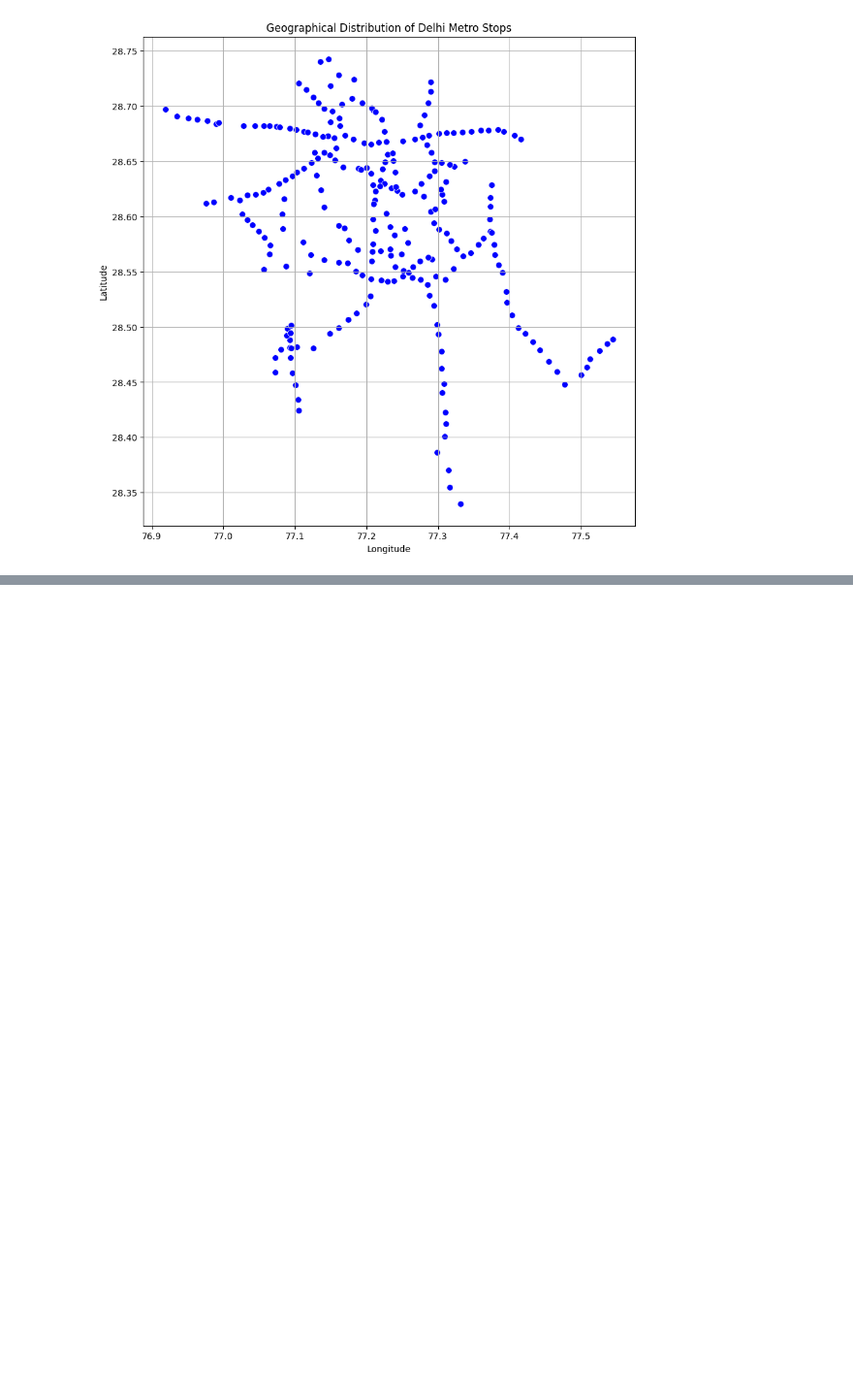
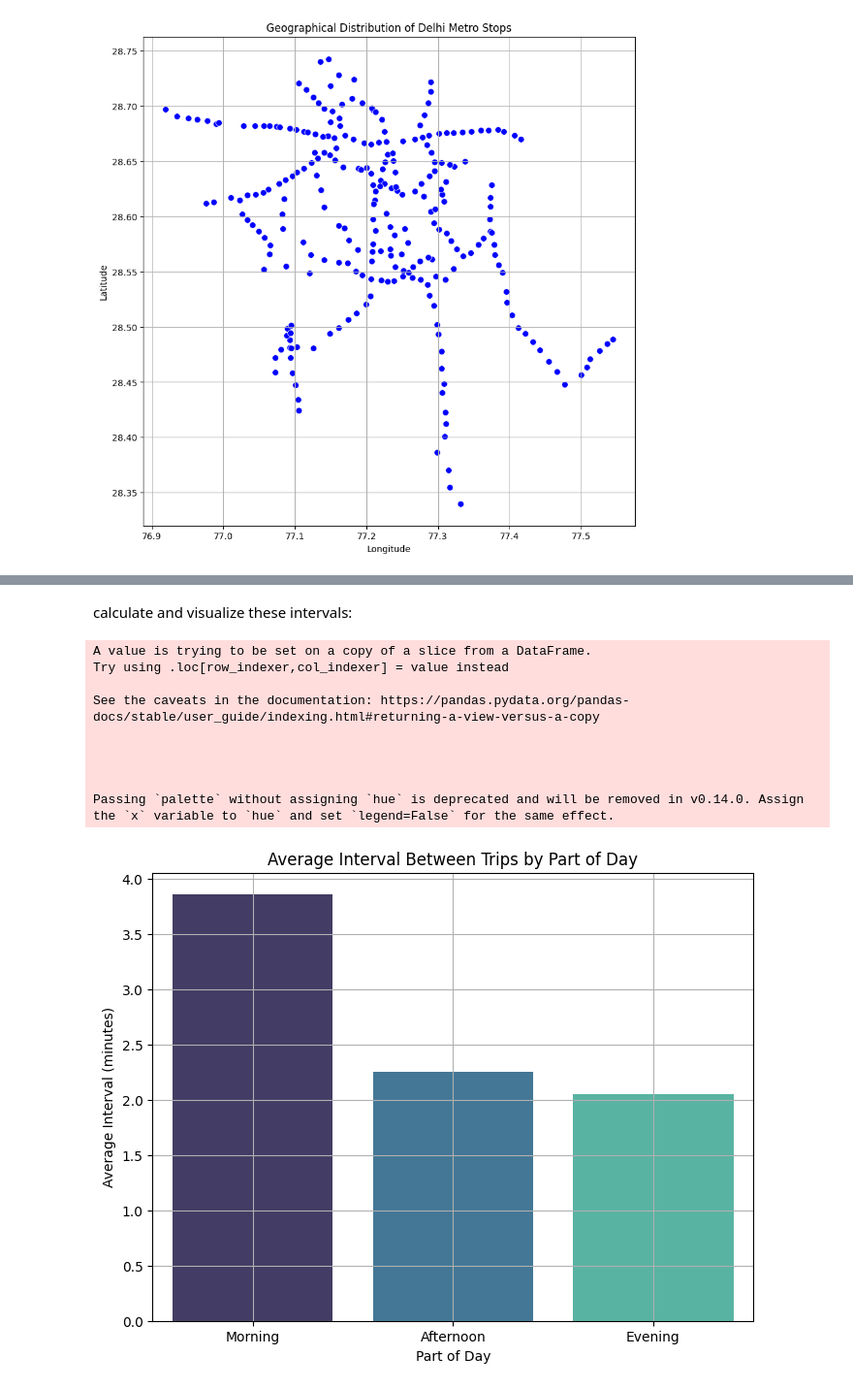
Before and after one commit to Saravanan-20G/Data-Analysis-Projects, a Jupyter notebook: Metro Operations Optimization/Metro Operations Optimization.ipynb, the cells around one changed output, grey strips where cells are left out. Shown: that part at 97% size. Cells and saved outputs as stored; diff of their text form; code cells hidden in the pictures; blank space fills up the shorter version.

```diff
--- a/Metro Operations Optimization/Metro Operations Optimization.ipynb
+++ b/Metro Operations Optimization/Metro Operations Optimization.ipynb
@@ -149,0 +182,64 @@ plt.show()
+# %% [markdown]
+calculate and visualize these intervals:
+# %%
+# converting stop_times 'arrival_time' from string to datetime.time for easier manipulation
+import datetime as dt
+
+# function to convert time string to datetime.time
+def convert_to_time(time_str):
+    try:
+        return dt.datetime.strptime(time_str, '%H:%M:%S').time()
+    except ValueError:
+        # Handle cases where the hour might be greater than 23 (e.g., 24:00:00 or 25:00:00)
+        hour, minute, second = map(int, time_str.split(':'))
+        return dt.time(hour % 24, minute, second)
+
+stop_time['arrival_time_dt'] = stop_time['arrival_time'].apply(convert_to_time)
+
+# calculate the difference in arrival times for subsequent trips at each stop
+stop_times_sorted = stop_time.sort_values(by=['stop_id', 'arrival_time_dt'])
+stop_times_sorted['next_arrival_time'] = stop_times_sorted.groupby('stop_id')['arrival_time_dt'].shift(-1)
+
+# function to calculate the difference in minutes between two times
+def time_difference(time1, time2):
+    if pd.isna(time1) or pd.isna(time2):
+        return None
+    full_date_time1 = dt.datetime.combine(dt.date.today(), time1)
+    full_date_time2 = dt.datetime.combine(dt.date.today(), time2)
+    return (full_date_time2 - full_date_time1).seconds / 60
+
+stop_times_sorted['interval_minutes'] = stop_times_sorted.apply(lambda row: time_difference(row['arrival_time_dt'], row['next_arrival_time']), axis=1)
+
+# drop NaN values from intervals (last trip of the day)
+stop_times_intervals = stop_times_sorted.dropna(subset=['interval_minutes'])
+
+# average intervals by time of day (morning, afternoon, evening)
+def part_of_day(time):
+    if time < dt.time(12, 0):
+        return 'Morning'
+    elif time < dt.time(17, 0):
+        return 'Afternoon'
+    else:
+        return 'Evening'
+
+stop_times_intervals['part_of_day'] = stop_times_intervals['arrival_time_dt'].apply(part_of_day)
+average_intervals = stop_times_intervals.groupby('part_of_day')['interval_minutes'].mean().reset_index()
+
+plt.figure(figsize=(8, 6))
+sns.barplot(x='part_of_day', y='interval_minutes', data=average_intervals, order=['Morning', 'Afternoon', 'Evening'], palette='mako')
+plt.title('Average Interval Between Trips by Part of Day')
+plt.xlabel('Part of Day')
+plt.ylabel('Average Interval (minutes)')
+plt.grid(True)
+plt.show()
+# %% [output]
+A value is trying to be set on a copy of a slice from a DataFrame.
+Try using .loc[row_indexer,col_indexer] = value instead
+
+See the caveats in the documentation: https://pandas.pydata.org/pandas-docs/stable/user_guide/indexing.html#returning-a-view-versus-a-copy
+
+
+
+
+Passing `palette` without assigning `hue` is deprecated and will be removed in v0.14.0. Assign the `x` variable to `hue` and set `legend=False` for the same effect.
+[figure, added]
```
Also changed, not shown: parts of 8 cells of this notebook.
